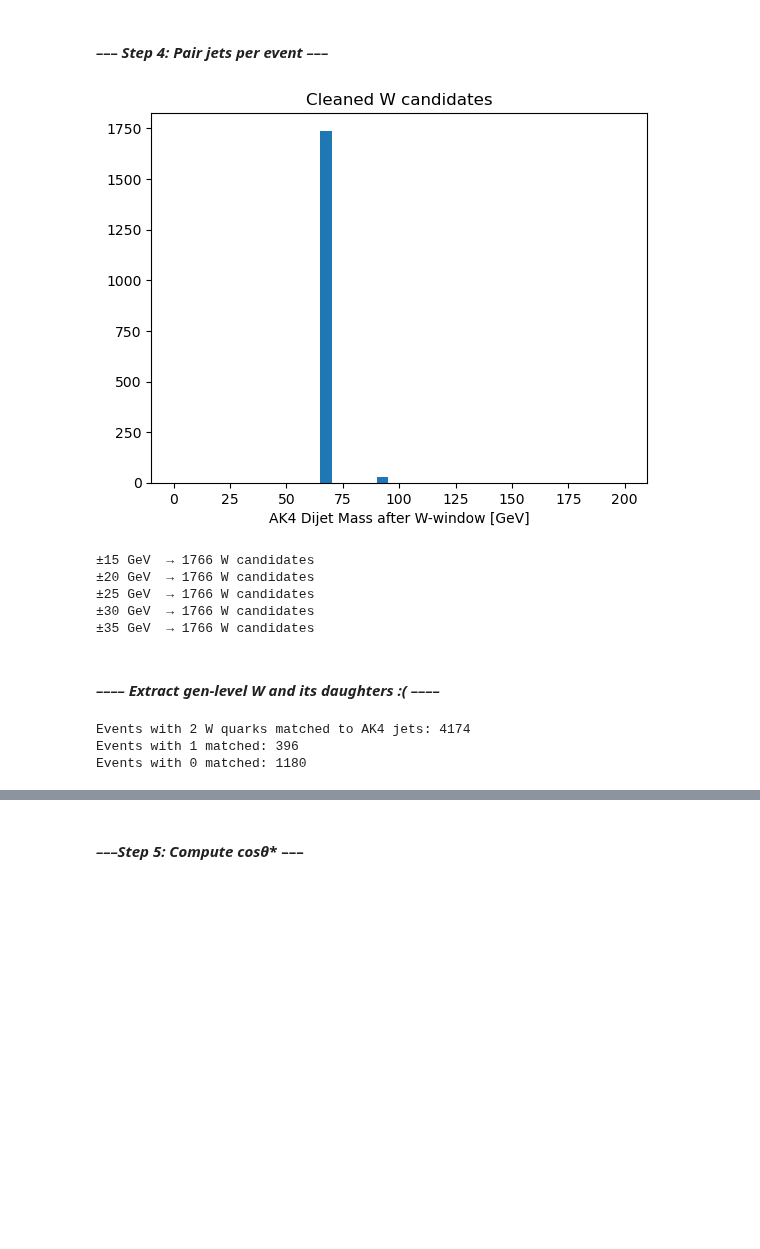
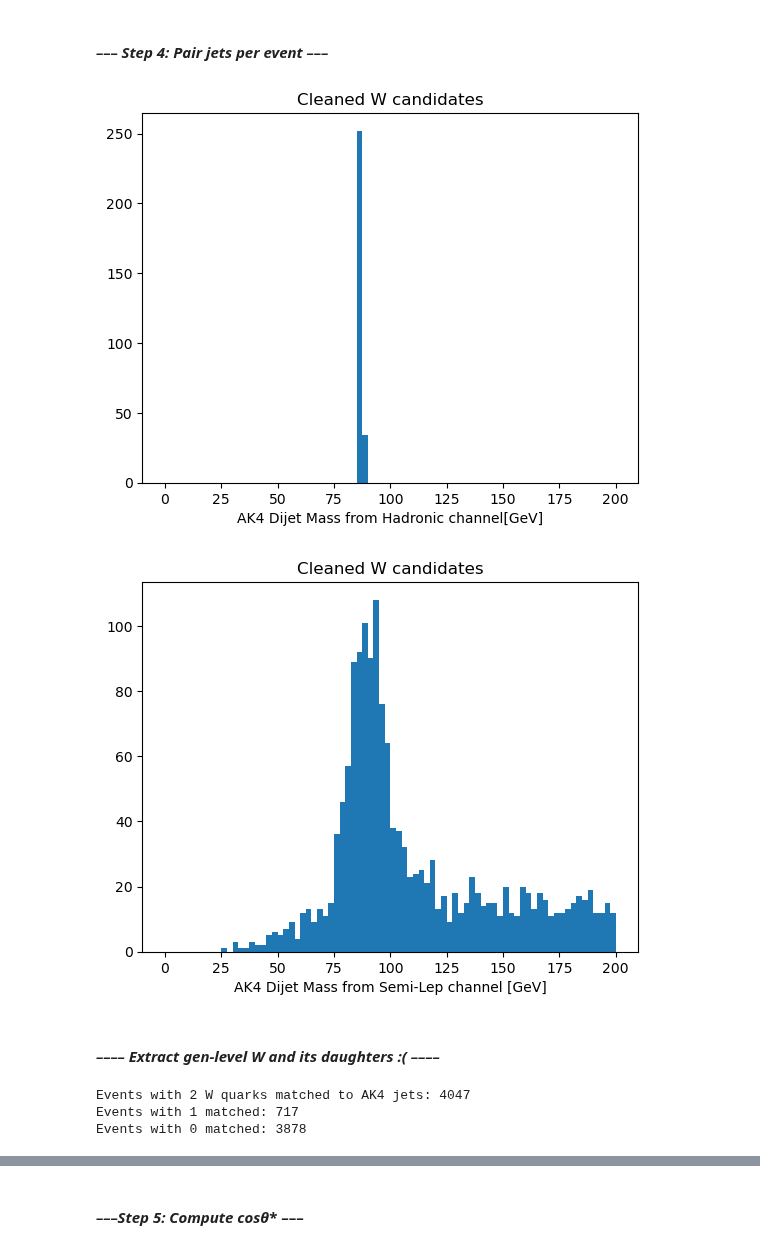
Before and after one commit to aimenobaid/polarization, a Jupyter notebook: AK4jet_analysis.ipynb, the cells around one changed output, grey strips where cells are left out. Drawn from its saved outputs; the diff is of its cells as text; code cells hidden in the pictures; blank space fills up the shorter version.

```diff
--- a/AK4jet_analysis.ipynb
+++ b/AK4jet_analysis.ipynb
@@ -152,7 +157,7 @@ print(len(ak.flatten(tight_leptons)))
 #### ––– *Step 2: AK4 jet cleaning* –––
 # %%
 # Select AK4 jets (baseline)
-ak4_jets = events.Jet[(events.Jet.pt > 40) & (abs(events.Jet.eta) < 2.4)]
+ak4_jets = events.Jet[(events.Jet.pt > 40) & (abs(events.Jet.eta) < 2.4) & (events.Jet.mass < 80)]
 
 # # Select AK8 jets (for overlap removal)
 # ak8_jets = events.FatJet[(events.FatJet.pt > 200) & (abs(events.FatJet.eta) < 2.4)]
@@ -265,47 +268,48 @@ pair_masses = (good_pairs.j1 + good_pairs.j2).mass
 # 5) pick the pair closest to W_m
 best_idx = ak.argmin(abs(pair_masses - W_MASS), axis=1)
 # Clean extraction of best dijet pair (1-to-1 mapping, no jagged nesting)
-j1 = good_pairs.j1[best_idx]
-j2 = good_pairs.j2[best_idx]
+j1_had = good_pairs.j1[best_idx]
+j2_had = good_pairs.j2[best_idx]
 best_pair_masses = pair_masses[best_idx]
 # %%
 # 1) mass window ±15 GeV
-M_WIN     = 30
+M_WIN     = 15
 mass_mask = abs(best_pair_masses - W_MASS) < M_WIN
 
 # 2) ΔR between the two jets
 dr_pair = delta_r_fct(j1_had, j2_had)
 dr_mask = dr_pair < 1.2
 
 # 3) combine into one “good W” mask
 goodW = mass_mask & dr_mask
 
 # 4) now select only those “good” dijets
-j1_w         = j1[goodW]
-j2_w         = j2[goodW]
+j1_w         = j1_had[goodW]
+j2_w         = j2_had[goodW]
 dijet_mass_w = best_pair_masses[goodW]
 
 # 5) Flatten and plot
 flat_masses = ak.flatten(dijet_mass_w)
 flat_masses = flat_masses[~ak.is_none(flat_masses)]
 np_masses = ak.to_numpy(flat_masses)
-plt.hist(np_masses, bins=40, range=(0,200))
-plt.xlabel("AK4 Dijet Mass after W-window [GeV]")
+plt.hist(np_masses, bins=80, range=(0,200))
+plt.xlabel("AK4 Dijet Mass from Hadronic channel[GeV]")
 plt.title("Cleaned W candidates")
 plt.show()
+
+sl_dijet_mass = (lead_ak4_sl + sublead_ak4_sl).mass
+plt.hist(sl_dijet_mass, bins=80, range=(0,200))
+plt.xlabel("AK4 Dijet Mass from Semi-Lep channel [GeV]")
+plt.title("Cleaned W candidates")
+plt.show()
 # %% [output]
-[figure, old version]
+[figure, new version]
+[figure, added]
 # %%
-for M_WIN in [15, 20, 25, 30, 35]:
-    mask = abs(best_pair_masses - W_MASS) < M_WIN
-    n = ak.sum(mask)
-    print(f"±{M_WIN:<2} GeV  → {n} W candidates")
+# for M_WIN in [15, 20, 25, 30, 35]:
+#     mask = abs(best_pair_masses - W_MASS) < M_WIN
+#     n = ak.sum(mask)
+#     print(f"±{M_WIN:<2} GeV  → {n} W candidates")
-# %% [output]
-±15 GeV  → 1766 W candidates
-±20 GeV  → 1766 W candidates
-±25 GeV  → 1766 W candidates
-±30 GeV  → 1766 W candidates
-±35 GeV  → 1766 W candidates
 # %% [markdown]
 #### *–––– Extract gen-level W and its daughters :( ––––*
 # %%
@@ -339,9 +343,9 @@ print(f"Events with 2 W quarks matched to AK4 jets: {n_events_with_2_matched_qua
 print(f"Events with 1 matched: {n_events_with_1}")
 print(f"Events with 0 matched: {n_events_with_0}")
 # %% [output]
-Events with 2 W quarks matched to AK4 jets: 4174
-Events with 1 matched: 396
-Events with 0 matched: 1180
+Events with 2 W quarks matched to AK4 jets: 4047
+Events with 1 matched: 717
+Events with 0 matched: 3878
 # %%
 plt.hist(ak.to_numpy(n_matched_quarks), bins=[-0.5,0.5,1.5,2.5], rwidth=0.8)
 plt.xticks([0,1,2])
```
Also changed, not shown: parts of 17 cells of this notebook, 1 other file.
